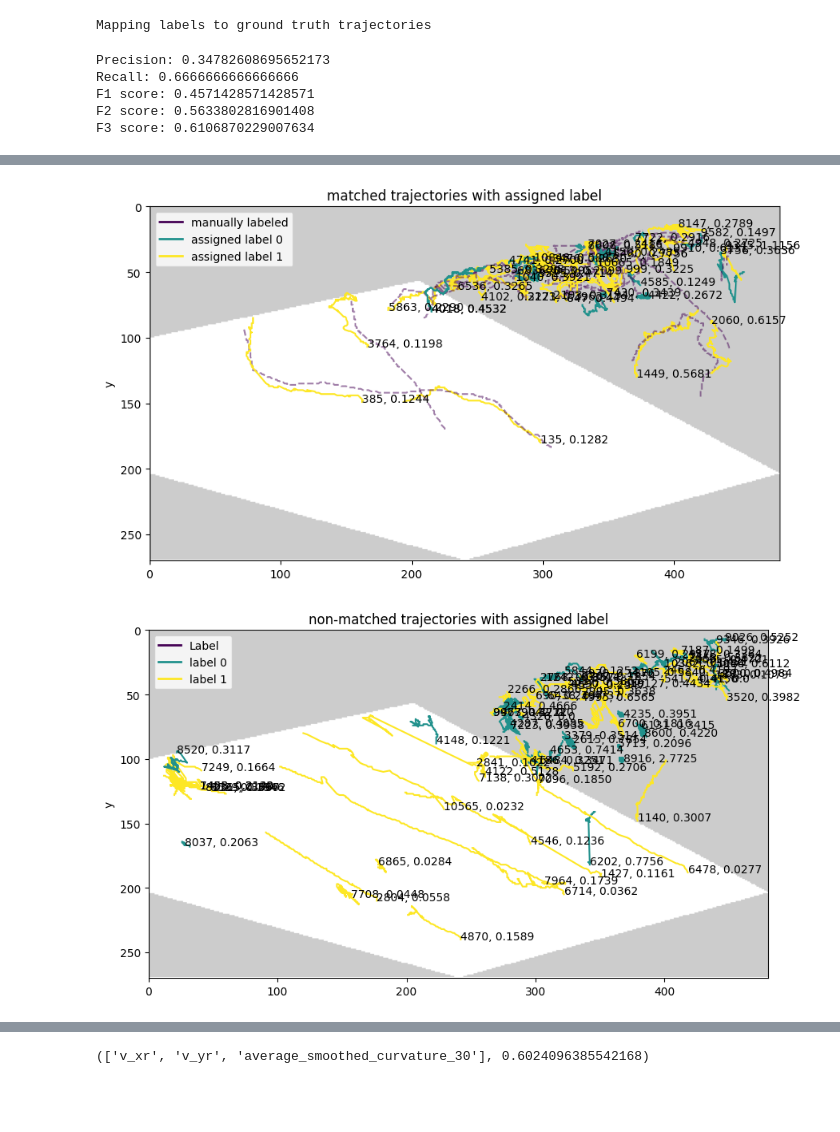
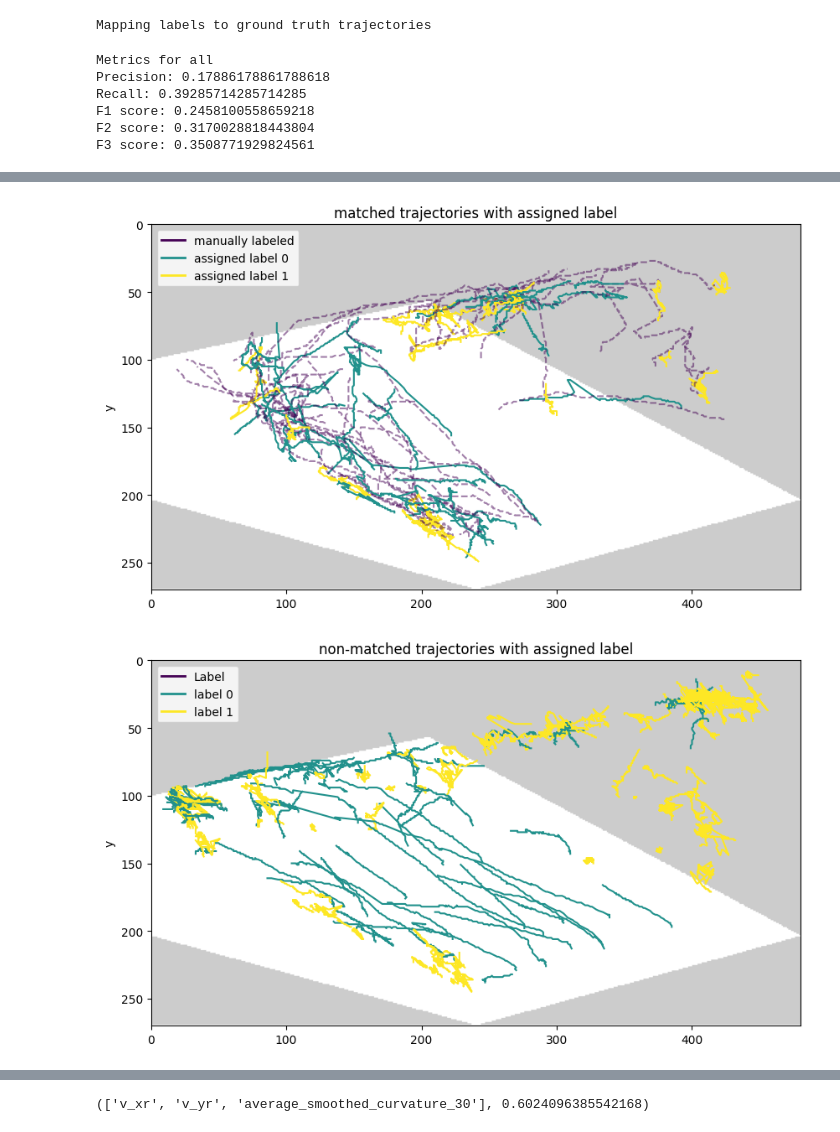
Before and after one commit to axpogroup/AXH-SonarFish, a Jupyter notebook: analysis/1_productionalization/classification_prototyping/feature_classif_nick.ipynb, the cells around one changed output, grey strips where cells are left out. Saved outputs shown, nothing was run; the diff lists cells and outputs as text; code cells hidden in the pictures; blank space fills up the shorter version.

```diff
--- a/analysis/1_productionalization/classification_prototyping/feature_classif_nick.ipynb
+++ b/analysis/1_productionalization/classification_prototyping/feature_classif_nick.ipynb
@@ -30,13 +30,13 @@ from analysis.features import FeatureGenerator
 mmt_csv_paths = [
     "../../../data/model_output/start_2023-05-09T03-00-36.314+00-00.csv",
     "../../../data/model_output/start_2023-06-27T04-09-06.935+00-00.csv",
-    "../../../data/model_output/start_2023-08-21T19-25-43.889+00-00.csv",
+    #"../../../data/model_output/start_2023-08-21T19-25-43.889+00-00.csv",
     "../../../data/model_output/start_2023-11-21T17-37-01.696+00-00.csv",
 ]
 gt_csv_paths = [
     "../../../data/labels/start_2023-05-09T03-00-36.314+00-00_ground_truth.csv",
     "../../../data/labels/start_2023-06-27T04-09-06.935+00-00_ground_truth.csv",
-    "../../../data/labels/start_2023-08-21T19-25-43.889+00-00_ground_truth.csv",
+    #"../../../data/labels/start_2023-08-21T19-25-43.889+00-00_ground_truth.csv",
     "../../../data/labels/start_2023-11-21T17-37-01.696+00-00_ground_truth.csv",
 ]
 test_csv_paths = [
@@ -49,8 +49,8 @@ test_gt_csv_paths = [
 ]
 
 gen = FeatureGenerator(
-    measurements_csv_paths=mmt_csv_paths,
-    gt_csv_paths=gt_csv_paths,
+    measurements_csv_paths=test_csv_paths,
+    gt_csv_paths=test_gt_csv_paths,
     test_csv_paths=test_csv_paths,
     test_gt_csv_paths=test_gt_csv_paths,
     min_track_length=30,
@@ -78,7 +78,7 @@ Mapping labels to ground truth trajectories
 from sklearn.cluster import KMeans
 
 gen.do_clustering(
-    features=['average_overlap_ratio', 'average_curvature'],
+    features=['average_overlap_ratio', 'average_curvature', 'average_distance_from_start/traversed_distance', "average_pixel_intensity"],
     clustering_method=KMeans,
     n_clusters=2,
 )
@@ -86,8 +86,9 @@ gen.do_clustering(
 gen.calculate_metrics(beta_vals=[2, 3], make_plots=True, verbosity=1)
 gen.plot_track_pairings(metric_to_show="median_curvature", mask_to_show="flow_area_mask")
 # %% [output]
-Precision: 0.34782608695652173
-Recall: 0.6666666666666666
-F1 score: 0.4571428571428571
-F2 score: 0.5633802816901408
-F3 score: 0.6106870229007634
+Metrics for all
+Precision: 0.17886178861788618
+Recall: 0.39285714285714285
+F1 score: 0.2458100558659218
+F2 score: 0.3170028818443804
+F3 score: 0.3508771929824561
@@ -95,5 +96,5 @@ F3 score: 0.6106870229007634
-[figure, old version]
+[figure, new version]
-[figure, old version]
+[figure, new version]
 # %%
 from sklearn.gaussian_process import GaussianProcessClassifier
 from sklearn.gaussian_process.kernels import RBF, Exponentiation
```
Also changed, not shown: parts of 2 cells of this notebook, 13 other files.
